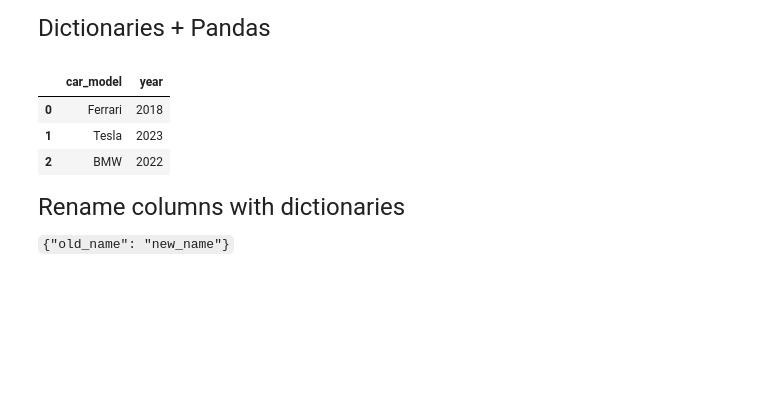
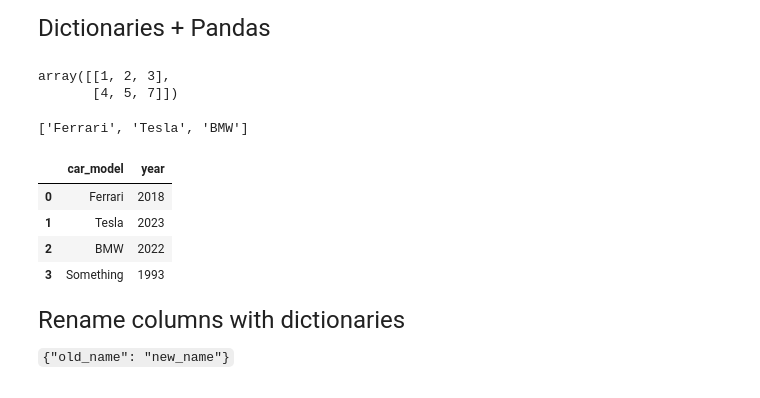
Before and after one commit to yoonpk147/qtm151_fall_2023, a Jupyter notebook: lecture_14/lecture_14.ipynb, the cells around one changed output. Saved outputs shown, nothing was run; the diff lists cells and outputs as text; code cells hidden in the pictures; blank space fills up the shorter version.

```diff
--- a/lecture_14/lecture_14.ipynb
+++ b/lecture_14/lecture_14.ipynb
@@ -72,0 +116,5 @@ Dictionaries + Pandas
+# %%
+np.array([[1,2,3], [4,5,7]])
+# %% [output]
+array([[1, 2, 3],
+       [4, 5, 7]])
@@ -73,16 +123,21 @@ Dictionaries + Pandas
+# %%
+car_dictionary['car_model']
+# %% [output]
+['Ferrari', 'Tesla', 'BMW']
 # %%
 # This is an example of a pandas data frame created from a dictionary
 # This example illustrates the basic syntax of a dictionary
 
-car_dictionary = {"car_model": ["Ferrari","Tesla","BMW"],
-                  "year": ["2018","2023","2022"] }
+car_dictionary = {"car_model": ["Ferrari","Tesla","BMW","Something"],
+                  "year": ["2018","2023","2022", "1993"]}
 
 pd.DataFrame(car_dictionary)
 # %% [output]
 |  | car_model | year |
 | 0 | Ferrari | 2018 |
 | 1 | Tesla | 2023 |
 | 2 | BMW | 2022 |
+| 3 | Something | 1993 |
 # %% [markdown]
 <font size = "5">
 
```
Also changed, not shown: parts of 22 cells of this notebook.
